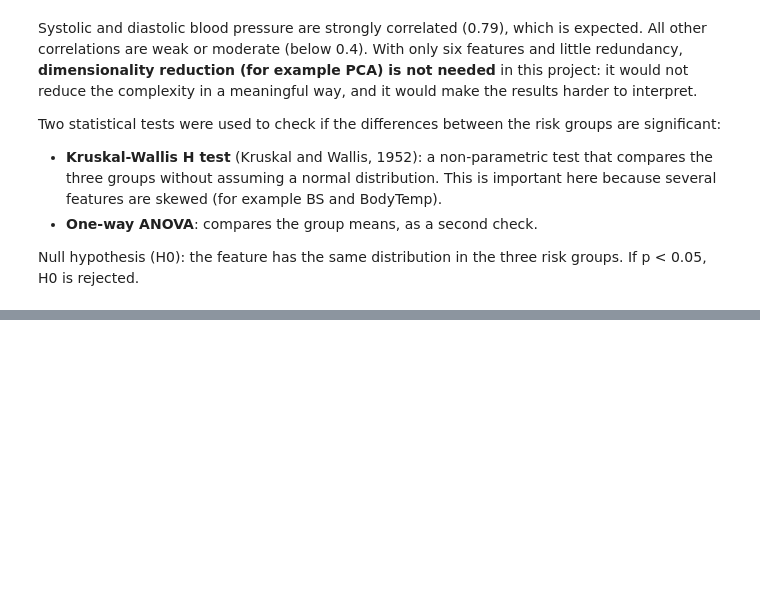
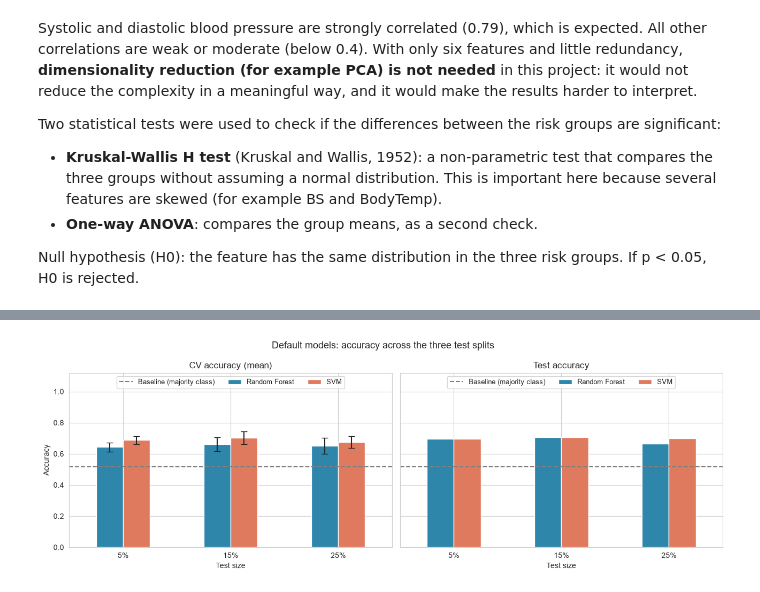
Before and after one commit to Daniella-CCT/Machine-Learning-Sept26, a Jupyter notebook: 2026613_ DaniellaSilveira_CA1_M-Learning_Notebook.ipynb, the cells around one changed output, grey strips where cells are left out. Drawn from its saved outputs; the diff is of its cells as text; code cells hidden in the pictures; blank space fills up the shorter version.

```diff
--- a/2026613_ DaniellaSilveira_CA1_M-Learning_Notebook.ipynb
+++ b/2026613_ DaniellaSilveira_CA1_M-Learning_Notebook.ipynb
@@ -302,0 +320,24 @@ significance.round({"Kruskal-Wallis H": 2, "ANOVA F": 2})
+# %%
+# Train and evaluate both default models with three test sizes
+split_results = []
+for test_size in [0.05, 0.15, 0.25]:
+    # Stratified split: train and test sets keep the same class proportions
+    X_train, X_test, y_train, y_test = train_test_split(
+        X, y, test_size=test_size, stratify=y, random_state=RANDOM_STATE)
+
+    for name, model in [("Random Forest", rf_default), ("SVM", svm_default)]:
+        cv_scores = cross_val_score(model, X_train, y_train, cv=cv, scoring="accuracy")  # CV on training data only
+        model.fit(X_train, y_train)
+        split_results.append({
+            "Test size": f"{int(test_size * 100)}%",
+            "Train rows": len(X_train),
+            "Test rows": len(X_test),
+            "Model": name,
+            "CV accuracy (mean)": cv_scores.mean(),
+            "CV accuracy (std)": cv_scores.std(),
+            "Train accuracy": model.score(X_train, y_train),
+            "Test accuracy": model.score(X_test, y_test),
+        })
+
+split_df = pd.DataFrame(split_results)
+split_df.round(3)
@@ -302,0 +352,22 @@ significance.round({"Kruskal-Wallis H": 2, "ANOVA F": 2})
+# %%
+# Chart: cross-validation accuracy (with standard deviation) and test accuracy for each split
+order = ["5%", "15%", "25%"]
+fig, axes = plt.subplots(1, 2, figsize=(13, 4.5), sharey=True)
+for ax, metric in zip(axes, ["CV accuracy (mean)", "Test accuracy"]):
+    values = split_df.pivot(index="Test size", columns="Model", values=metric).loc[order]
+    errors = None
+    if metric == "CV accuracy (mean)":
+        errors = split_df.pivot(index="Test size", columns="Model", values="CV accuracy (std)").loc[order]
+    values.plot(kind="bar", yerr=errors, capsize=4, ax=ax, color=["#2E86AB", "#E07A5F"])
+    ax.axhline(baseline, color="grey", linestyle="--", label="Baseline (majority class)")
+    ax.set_title(metric)
+    ax.set_xlabel("Test size")
+    ax.set_ylabel("Accuracy")
+    ax.set_ylim(0, 1.12)
+    ax.tick_params(axis="x", rotation=0)
+    ax.legend(loc="upper center", ncol=3, fontsize=9)
+plt.suptitle("Default models: accuracy across the three test splits", fontsize=13)
+plt.tight_layout()
+plt.show()
+# %% [output]
+[figure, added]
```
Also changed, not shown: parts of 16 cells of this notebook.
